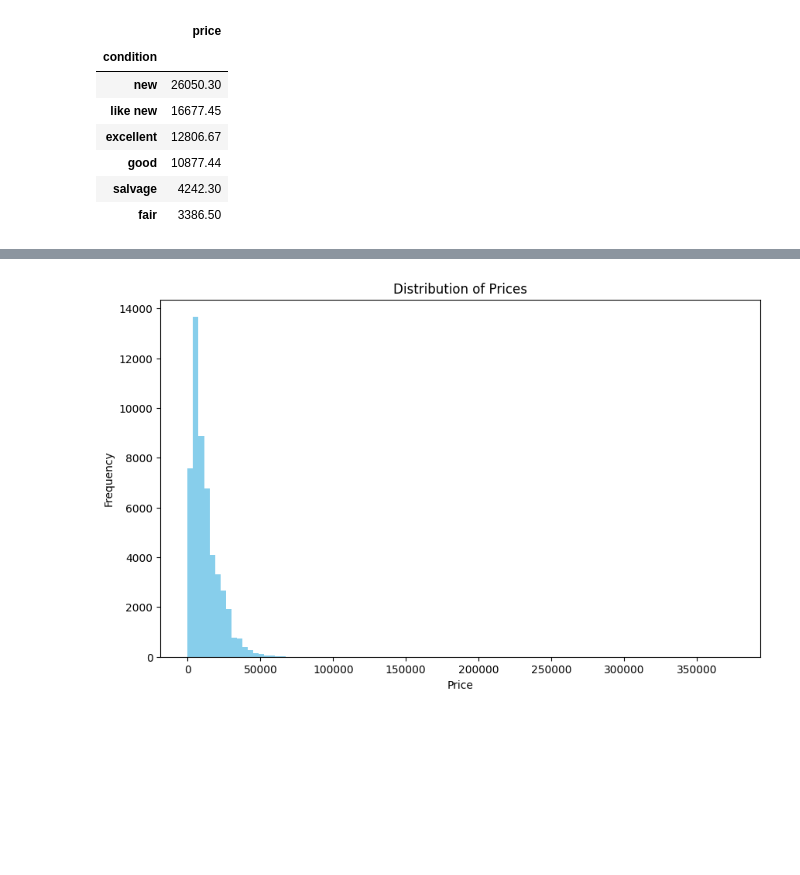
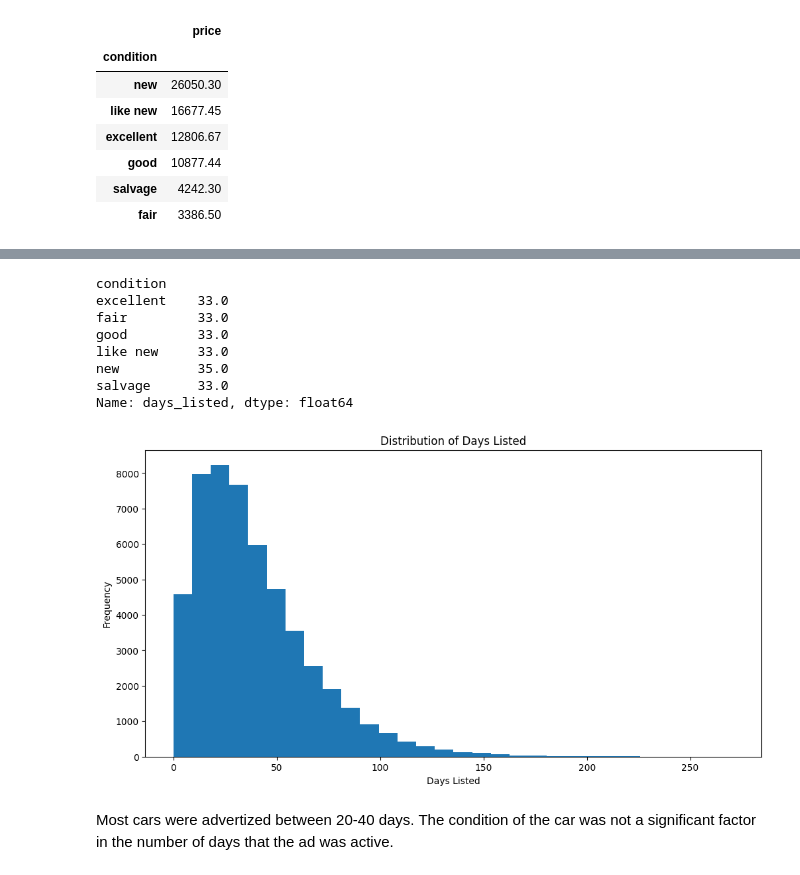
Before and after one commit to mdero002/Sprint_4_Software_Development_Tools, a Jupyter notebook: notebooks/EDA.ipynb, the cells around one changed output, grey strips where cells are left out. Saved outputs shown, nothing was run; the diff lists cells and outputs as text; code cells hidden in the pictures; blank space fills up the shorter version.

```diff
--- a/notebooks/EDA.ipynb
+++ b/notebooks/EDA.ipynb
@@ -537,6 +540,9 @@ The third column that I am going to add is going to show the make for each car.
 # %%
 # Add a new column that calculates the vehicle's age when the ad was placed
 df['vehicle_age'] = df['date_posted'].dt.year - df['model_year']
+# %%
+# Add a new column that shows the month and year the ad was placed
+df['month_year'] = df['date_posted'].apply(lambda x: x.strftime('%Y-%m'))
 # %%
 # Add a new column that calculates the vehicle's average mileage per year rounded to the nearest whole number
 df['average_mileage'] = df['odometer'] / df['vehicle_age']
@@ -877,10 +1143,27 @@ DeltaGenerator()
+# %%
+# Create a pivot table showing the median number of days it takes to sell a vehicle by the vehicle's condition
+days_to_sell_median = df.groupby('condition')['days_listed'].median()
+
+# Display the pivot table
+days_to_sell_median
+# %% [output]
+condition
+excellent    33.0
+fair         33.0
+good         33.0
+like new     33.0
+new          35.0
+salvage      33.0
+Name: days_listed, dtype: float64
 # %%
-# Create a histogram to visualize the distribution of prices
-plt.figure(figsize=(10, 6))
-plt.hist(df['price'], bins=100, color='skyblue')
-plt.title('Distribution of Prices')
-plt.xlabel('Price')
+# Create a histogragm to visualize the distribution of the days listed
+plt.figure(figsize=(12, 6))
+plt.hist(df['days_listed'], bins=30)
+plt.title('Distribution of Days Listed')
+plt.xlabel('Days Listed')
 plt.ylabel('Frequency')
 plt.show()
 # %% [output]
-[figure, old version]
+[figure, new version]
+# %% [markdown]
+Most cars were advertized between 20-40 days. The condition of the car was not a significant factor in the number of days that the ad was active.
```
Also changed, not shown: parts of 49 cells of this notebook, 1 other file.
